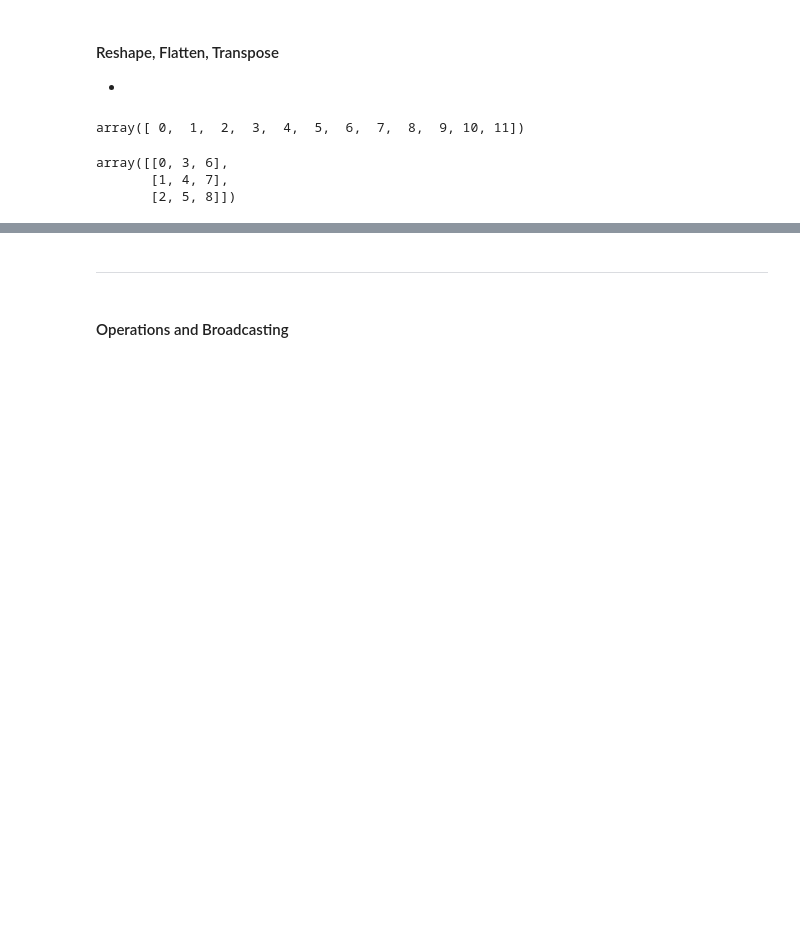
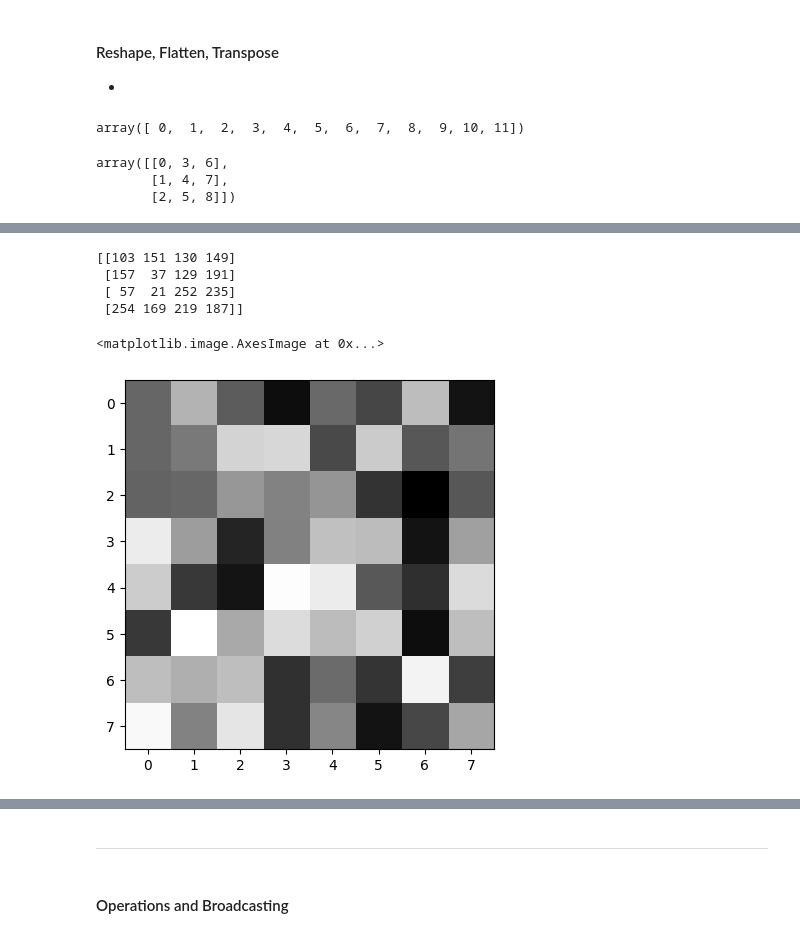
Before and after one commit to devidrees/AIML-nexperts3, a Jupyter notebook: Day 08 - Numpy/class 1 numpy .ipynb, the cells around one changed output, grey strips where cells are left out. Drawn from its saved outputs; the diff is of its cells as text; code cells hidden in the pictures; blank space fills up the shorter version.

```diff
--- a/Day 08 - Numpy/class 1 numpy .ipynb
+++ b/Day 08 - Numpy/class 1 numpy .ipynb
@@ -430,0 +453,4 @@ flat_mat # basically 1D
+# %%
+np.random.seed(42)
+img_2D = np.random.randint(0,255,(8,8))
+img_2D
@@ -430,0 +466,20 @@ flat_mat # basically 1D
+# %%
+# bring me a square part of this image
+# crop this image
+# create a submatrix
+crop_img_2D = img_2D[2:6, 1:5].copy()
+print(crop_img_2D)
+# %% [output]
+[[103 151 130 149]
+ [157  37 129 191]
+ [ 57  21 252 235]
+ [254 169 219 187]]
+# %%
+import matplotlib.pyplot as plt
+
+plt.imshow(img_2D, cmap='gray')
+# closer we are to maximum ==== white
+# closer we are to minimum 0 ===== black
+# %% [output]
+<matplotlib.image.AxesImage at 0x...>
+[figure, added]
```
Also changed, not shown: parts of 27 cells of this notebook, 1 other file.
